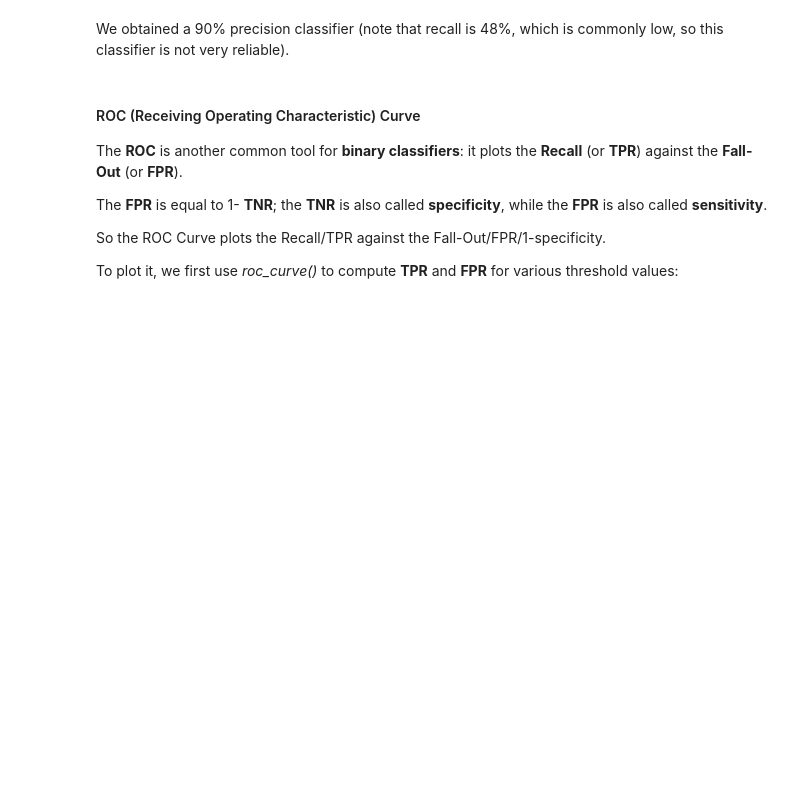
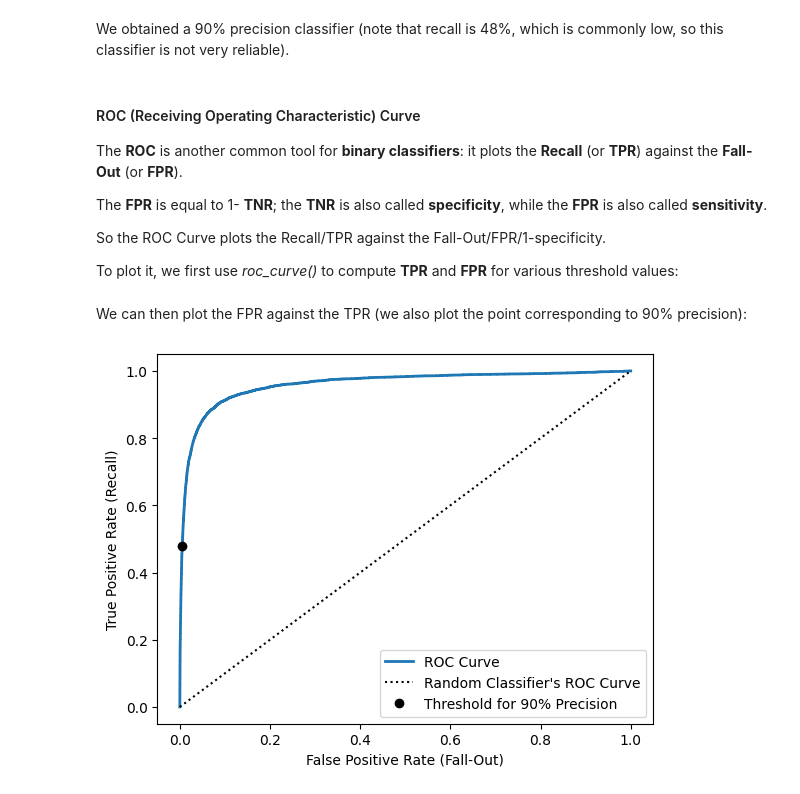
Before and after one commit to essskevin/hands_on_ML, a Jupyter notebook: 3_Classification/chapter3_classification.ipynb, the cells around one changed output. Saved outputs shown, nothing was run; the diff lists cells and outputs as text; code cells hidden in the pictures; blank space fills up the shorter version.

```diff
--- a/3_Classification/chapter3_classification.ipynb
+++ b/3_Classification/chapter3_classification.ipynb
@@ -271,3 +271,20 @@ So the ROC Curve plots the Recall/TPR against the Fall-Out/FPR/1-specificity.
 To plot it, we first use *roc_curve()* to compute **TPR** and **FPR** for various threshold values:
 # %%
 from sklearn.metrics import roc_curve
+
+fpr, tpr, thresholds = roc_curve(y_train_5, y_scores)
+# %% [markdown]
+We can then plot the FPR against the TPR (we also plot the point corresponding to 90% precision):
+# %%
+idx_for_threshold_at_90 = (thresholds <= threshold_for_90_precision).argmax()
+tpr_90, fpr_90 = tpr[idx_for_threshold_at_90], fpr[idx_for_threshold_at_90]
+
+plt.plot(fpr, tpr, linewidth=2, label = "ROC Curve")
+plt.plot([0, 1], [0, 1], 'k:', label = "Random Classifier's ROC Curve")
+plt.plot([fpr_90], [tpr_90], 'ko', label = "Threshold for 90% Precision")
+plt.xlabel('False Positive Rate (Fall-Out)')
+plt.ylabel('True Positive Rate (Recall)')
+plt.legend()
+plt.show()
+# %% [output]
+[figure, added]
```
Also changed, not shown: parts of 76 cells of this notebook.
